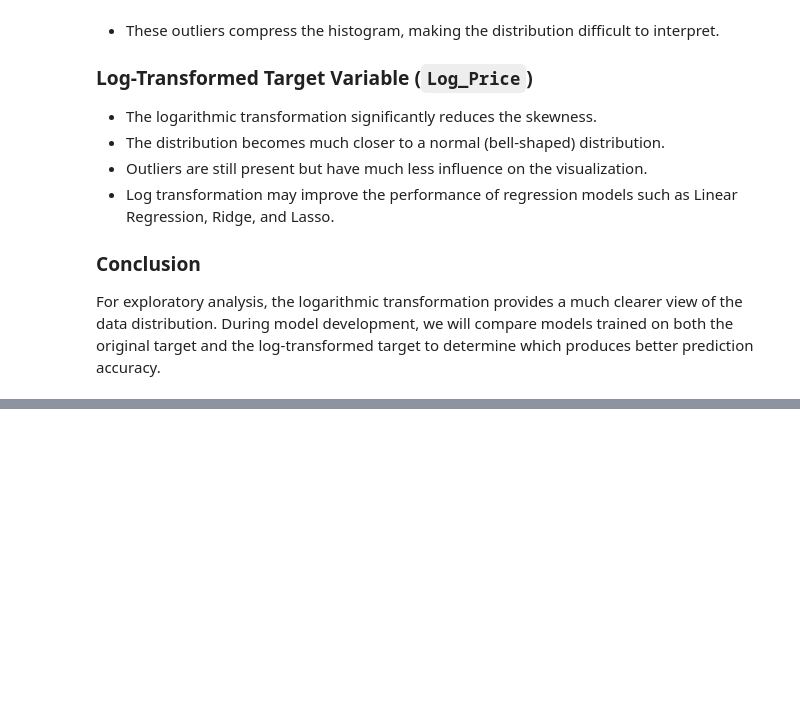
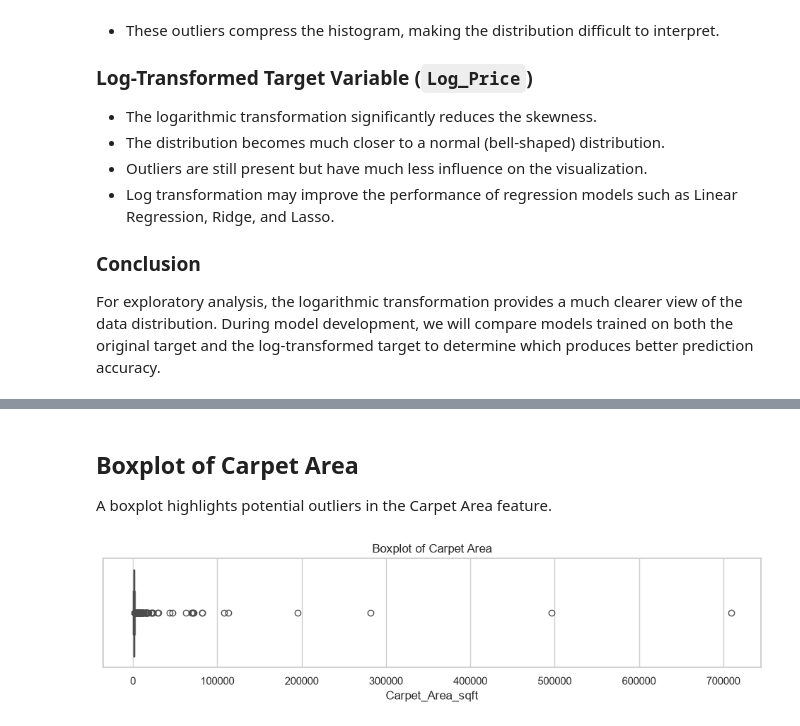
Before and after one commit to Andrew492-a/House-Price-Prediction-, a Jupyter notebook: notebooks/house_price_prediction.ipynb, the cells around one changed output, grey strips where cells are left out. Cells and saved outputs as stored; diff of their text form; code cells hidden in the pictures; blank space fills up the shorter version.

```diff
--- a/notebooks/house_price_prediction.ipynb
+++ b/notebooks/house_price_prediction.ipynb
@@ -487,0 +654,14 @@ For exploratory analysis, the logarithmic transformation provides a much clearer
+# %% [markdown]
+## Boxplot of Carpet Area
+
+A boxplot highlights potential outliers in the Carpet Area feature.
+# %%
+plt.figure(figsize=(12,2))
+
+sns.boxplot(x=df["Carpet_Area_sqft"])
+
+plt.title("Boxplot of Carpet Area")
+
+plt.show()
+# %% [output]
+[figure, added]
```
Also changed, not shown: parts of 77 cells of this notebook.
